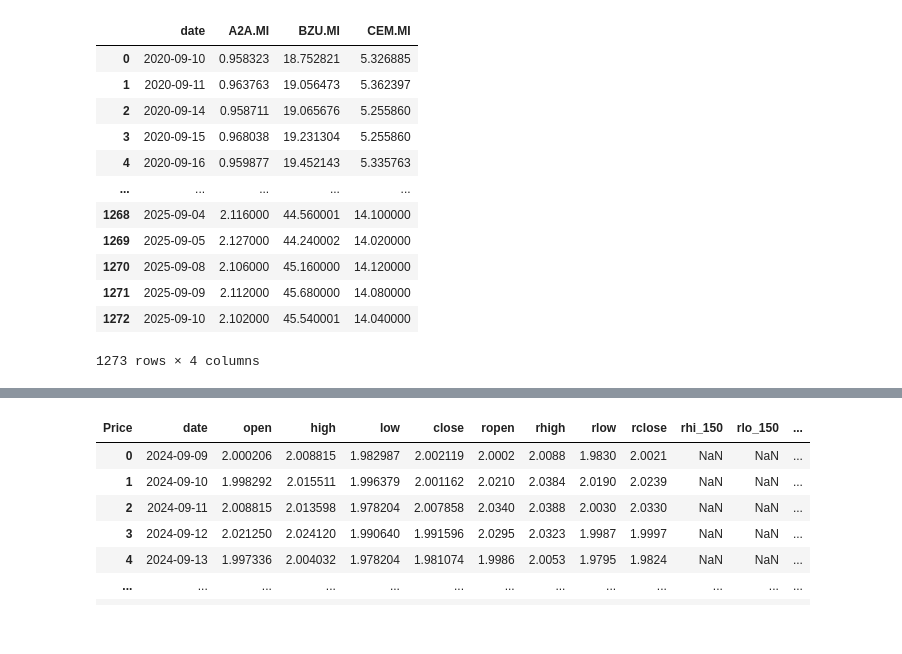
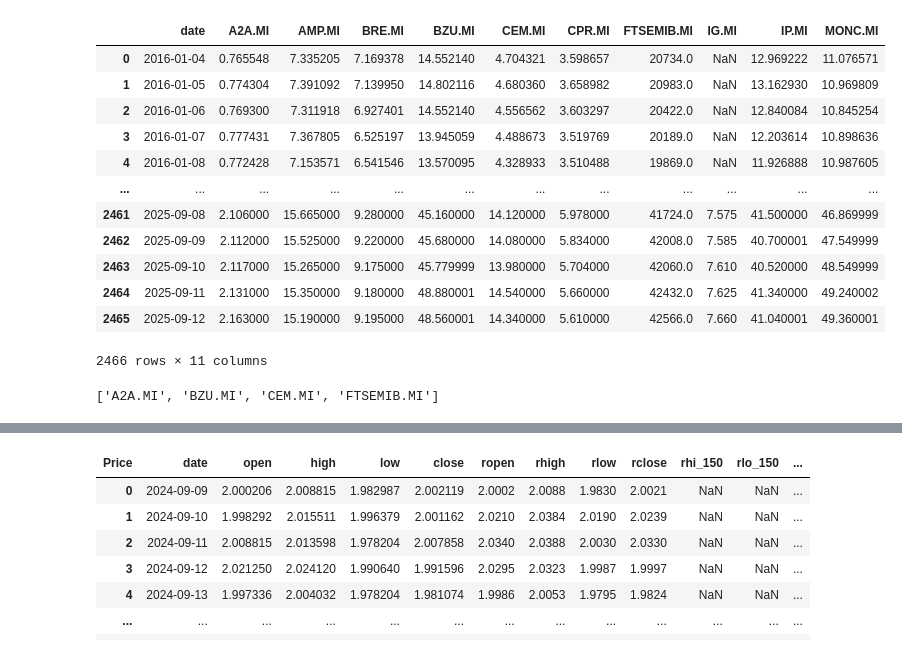
Before and after one commit to laceto/algoshort, a Jupyter notebook: 1_test_package.ipynb, the cells around one changed output, grey strips where cells are left out. Saved outputs shown, nothing was run; the diff lists cells and outputs as text; code cells hidden in the pictures.

```diff
--- a/1_test_package.ipynb
+++ b/1_test_package.ipynb
@@ -205,6 +281,5 @@ handler.list_available_data()
 # %%
 # Get combined closing prices
-symbols = ['A2A.MI', 'BZU.MI', 'CEM.MI']
-combined_closes = handler.get_multiple_symbols_data(symbols)
+combined_closes = handler.get_multiple_symbols_data(handler.list_cached_symbols())
 combined_closes
 # %% [output]
@@ -211,13 +287,18 @@ combined_closes
-|  | date | A2A.MI | BZU.MI | CEM.MI |
-| 0 | 2020-09-10 | 0.958323 | 18.752821 | 5.326885 |
-| 1 | 2020-09-11 | 0.963763 | 19.056473 | 5.362397 |
-| 2 | 2020-09-14 | 0.958711 | 19.065676 | 5.255860 |
-| 3 | 2020-09-15 | 0.968038 | 19.231304 | 5.255860 |
-| 4 | 2020-09-16 | 0.959877 | 19.452143 | 5.335763 |
-| ... | ... | ... | ... | ... |
-| 1268 | 2025-09-04 | 2.116000 | 44.560001 | 14.100000 |
-| 1269 | 2025-09-05 | 2.127000 | 44.240002 | 14.020000 |
-| 1270 | 2025-09-08 | 2.106000 | 45.160000 | 14.120000 |
-| 1271 | 2025-09-09 | 2.112000 | 45.680000 | 14.080000 |
-| 1272 | 2025-09-10 | 2.102000 | 45.540001 | 14.040000 |
+|  | date | A2A.MI | AMP.MI | BRE.MI | BZU.MI | CEM.MI | CPR.MI | FTSEMIB.MI | IG.MI | IP.MI | MONC.MI |
+| 0 | 2016-01-04 | 0.765548 | 7.335205 | 7.169378 | 14.552140 | 4.704321 | 3.598657 | 20734.0 | NaN | 12.969222 | 11.076571 |
+| 1 | 2016-01-05 | 0.774304 | 7.391092 | 7.139950 | 14.802116 | 4.680360 | 3.658982 | 20983.0 | NaN | 13.162930 | 10.969809 |
+| 2 | 2016-01-06 | 0.769300 | 7.311918 | 6.927401 | 14.552140 | 4.556562 | 3.603297 | 20422.0 | NaN | 12.840084 | 10.845254 |
+| 3 | 2016-01-07 | 0.777431 | 7.367805 | 6.525197 | 13.945059 | 4.488673 | 3.519769 | 20189.0 | NaN | 12.203614 | 10.898636 |
+| 4 | 2016-01-08 | 0.772428 | 7.153571 | 6.541546 | 13.570095 | 4.328933 | 3.510488 | 19869.0 | NaN | 11.926888 | 10.987605 |
+| ... | ... | ... | ... | ... | ... | ... | ... | ... | ... | ... | ... |
+| 2461 | 2025-09-08 | 2.106000 | 15.665000 | 9.280000 | 45.160000 | 14.120000 | 5.978000 | 41724.0 | 7.575 | 41.500000 | 46.869999 |
+| 2462 | 2025-09-09 | 2.112000 | 15.525000 | 9.220000 | 45.680000 | 14.080000 | 5.834000 | 42008.0 | 7.585 | 40.700001 | 47.549999 |
+| 2463 | 2025-09-10 | 2.117000 | 15.265000 | 9.175000 | 45.779999 | 13.980000 | 5.704000 | 42060.0 | 7.610 | 40.520000 | 48.549999 |
+| 2464 | 2025-09-11 | 2.131000 | 15.350000 | 9.180000 | 48.880001 | 14.540000 | 5.660000 | 42432.0 | 7.625 | 41.340000 | 49.240002 |
+| 2465 | 2025-09-12 | 2.163000 | 15.190000 | 9.195000 | 48.560001 | 14.340000 | 5.610000 | 42566.0 | 7.660 | 41.040001 | 49.360001 |
-1273 rows × 4 columns
+2466 rows × 11 columns
+# %%
+handler.symbols
+handler.list_cached_symbols()
+# %% [output]
+['A2A.MI', 'BZU.MI', 'CEM.MI', 'FTSEMIB.MI']
```
Also changed, not shown: parts of 36 cells of this notebook, 2 other files.
